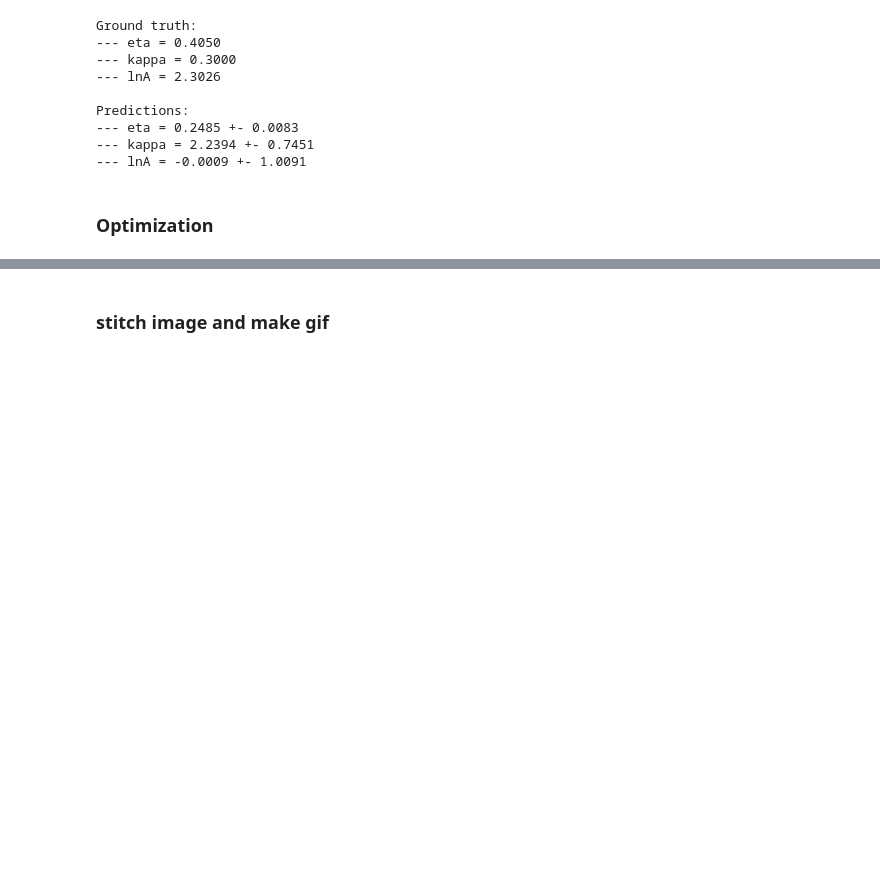
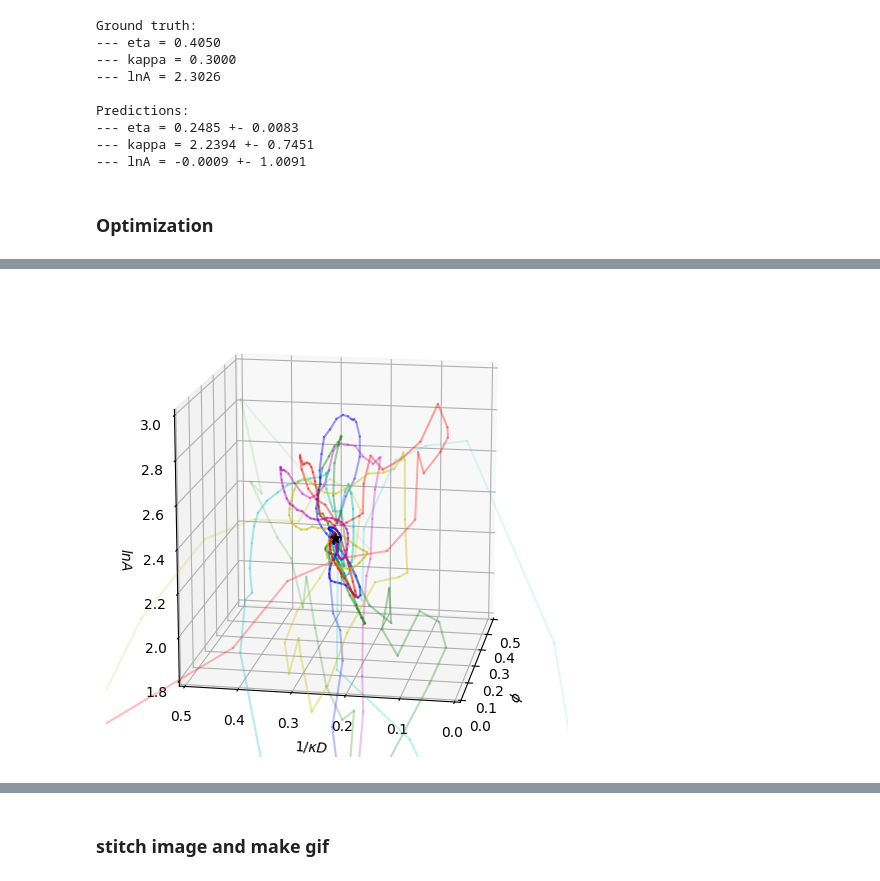
Before and after one commit to ch-tung/SQ_VAE, a Jupyter notebook: Fit_multiple_starting_point.ipynb, the cells around one changed output, grey strips where cells are left out. Cells and saved outputs as stored; diff of their text form; code cells hidden in the pictures; blank space fills up the shorter version.

```diff
--- a/Fit_multiple_starting_point.ipynb
+++ b/Fit_multiple_starting_point.ipynb
@@ -518,11 +518,6 @@ Predictions:
 # %%
 fig = plt.figure(figsize=(6, 6))
 ax = fig.add_subplot(projection='3d')
-
-ax.scatter(eta_i[-1][0], kappa_i[-1][0], lnA_i[-1][0],
-        c='k',
-        s=50,
-        marker='*')
 
 ax.view_init(elev=15, azim=-170)
 ax.set_xlabel(r'$\phi$')
@@ -535,6 +530,9 @@ ax.set_box_aspect([1,1,1])
 
 colors = ['r','g','b','c','m','y']
 
+eta_all = []
+kappa_all = []
+lnA_all = []
 for i in range(6):
     with np.load('./figures_SQ_cVAE_MSE_ns/fit/fit_pp_{:0d}.npz'.format(i+1)) as data:
         eta_i=data['eta_i']
@@ -544,16 +542,32 @@ for i in range(6):
         kappa_err_i=data['kappa_err_i']
         lnA_err_i=data['lnA_err_i']
 
-    for j in range(len(eta_i)):
-        if j==0:
-            continue
+    eta_all.append(eta_i)
+    kappa_all.append(kappa_i)
+    lnA_all.append(lnA_i)
 
+ax.scatter(eta_i[-1][0], kappa_i[-1][0], lnA_i[-1][0],
+    c='k',
+    s=50,
+    marker='*')
+
+for j in range(len(eta_i)):
+    if j==0:
+        continue
+
+    for i in range(6):
         alpha0 = 0
-        ax.plot([eta_i[j-1][0],eta_i[j][0]], [kappa_i[j-1][0],kappa_i[j][0]], [lnA_i[j-1][0],lnA_i[j][0]],
+        ax.plot([eta_all[i][j-1][0],eta_all[i][j][0]],
+                [kappa_all[i][j-1][0],kappa_all[i][j][0]],
+                [lnA_all[i][j-1][0],lnA_all[i][j][0]],
                 '-',color = colors[i],alpha=alpha0+(1-alpha0)*np.sqrt(j/len(eta_i)))
 
+    if j%4 == 0:
+        scatter_name = './figures_SQ_cVAE_MSE_ns/fit/scatter_6SP_{:04d}'
+        plt.savefig(scatter_name.format(j))
+
 plt.show()
-if 1:
-    scatter_name = './figures_SQ_cVAE_MSE_ns/fit/scatter_6SP'
-    plt.savefig(scatter_name)
+#if 1:
+    #scatter_name = './figures_SQ_cVAE_MSE_ns/fit/scatter_6SP'
+    #plt.savefig(scatter_name)
 # %% [output]
@@ -562,3 +574,4 @@ if 1:
+[figure, added]
 # %%
 anim_file = './figures_SQ_cVAE_MSE_ns/fit/fit_pp.gif'
 
```
Also changed, not shown: parts of 4 cells of this notebook.
